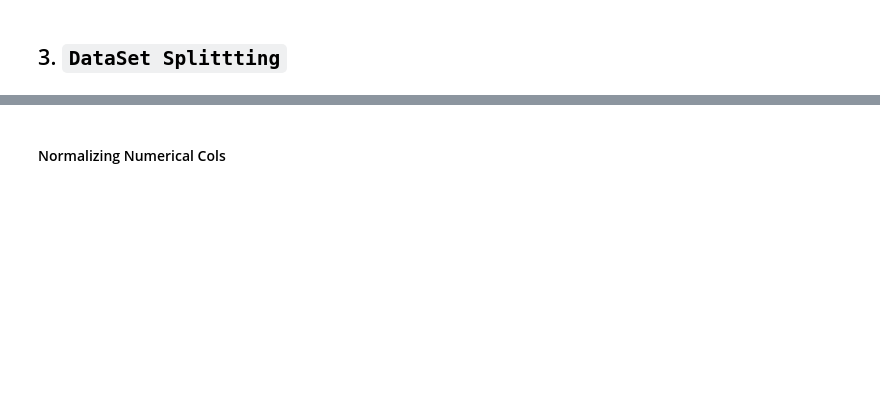
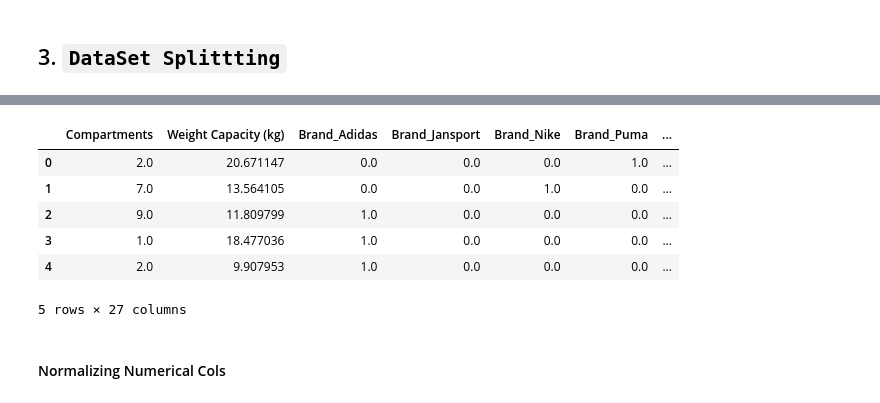
Before and after one commit to KarthikNot/backpack-prediction-challenge, a Jupyter notebook: notebooks/MODEL_TRAINING.ipynb, the cells around one changed output, grey strips where cells are left out. Saved outputs shown, nothing was run; the diff lists cells and outputs as text; code cells hidden in the pictures; blank space fills up the shorter version.

```diff
--- a/notebooks/MODEL_TRAINING.ipynb
+++ b/notebooks/MODEL_TRAINING.ipynb
@@ -51 +86,11 @@ test_X = test_data.iloc[:, 1:]
+# %%
+test_X.head()
+# %% [output]
+|  | Compartments | Weight Capacity (kg) | Brand_Adidas | Brand_Jansport | Brand_Nike | Brand_Puma | ... |
+| 0 | 2.0 | 20.671147 | 0.0 | 0.0 | 0.0 | 1.0 | ... |
+| 1 | 7.0 | 13.564105 | 0.0 | 0.0 | 1.0 | 0.0 | ... |
+| 2 | 9.0 | 11.809799 | 1.0 | 0.0 | 0.0 | 0.0 | ... |
+| 3 | 1.0 | 18.477036 | 1.0 | 0.0 | 0.0 | 0.0 | ... |
+| 4 | 2.0 | 9.907953 | 1.0 | 0.0 | 0.0 | 0.0 | ... |
+5 rows × 27 columns
 # %%
```
Also changed, not shown: parts of 43 cells of this notebook, 3 other files.
